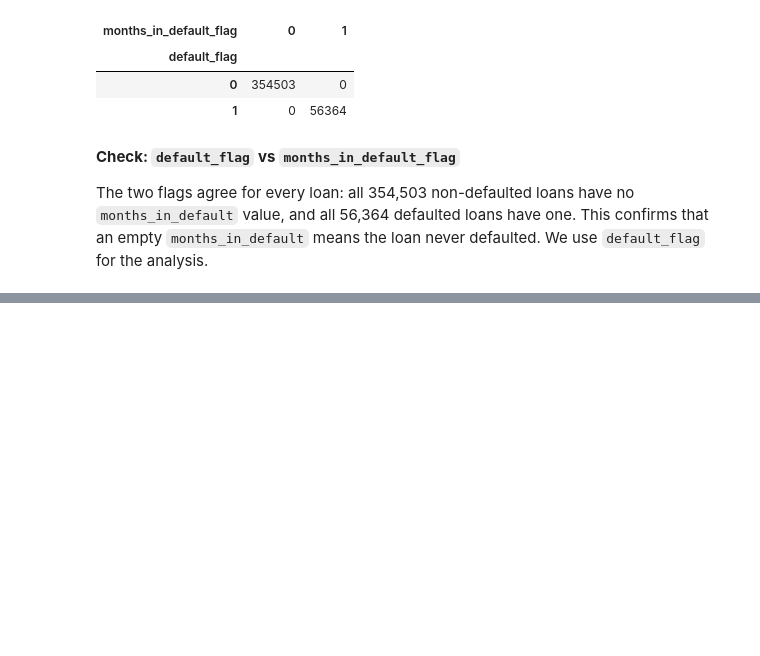
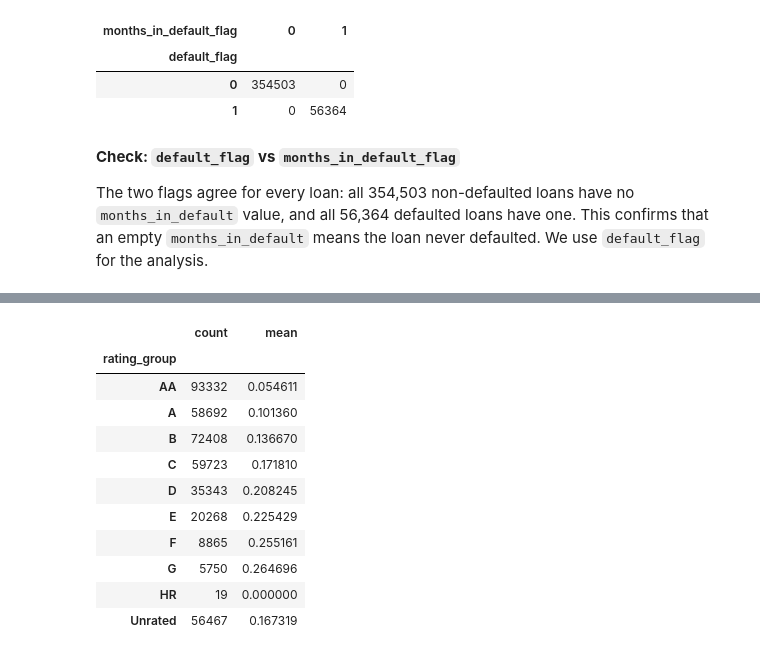
Before and after one commit to chinmang3-ui/Capstone-Bondora-Project, a Jupyter notebook: Cleaning_and_Analyzing/analysis.ipynb, the cells around one changed output, grey strips where cells are left out. Cells and saved outputs as stored; diff of their text form; code cells hidden in the pictures; blank space fills up the shorter version.

```diff
--- a/Cleaning_and_Analyzing/analysis.ipynb
+++ b/Cleaning_and_Analyzing/analysis.ipynb
@@ -485,0 +602,8 @@ df[df["has_default_within_12_months"].isna()]
+# %%
+df["rating_group"] = (                             #created an “Unrated” group for the missing values(keep the original column unchanged):
+    df["customer_risk_rating"]
+    .cat.add_categories("Unrated")
+    .fillna("Unrated")
+)
+
+df["rating_group"].value_counts()
@@ -486,3 +623,20 @@ df[df["has_default_within_12_months"].isna()]
+# %%
+#comparing default rates, including unrated loans
+
+df.groupby("rating_group", observed=True)["default_flag"].agg(["count", "mean"])
+# %% [output]
+|  | count | mean |
+| rating_group |  |  |
+| AA | 93332 | 0.054611 |
+| A | 58692 | 0.101360 |
+| B | 72408 | 0.136670 |
+| C | 59723 | 0.171810 |
+| D | 35343 | 0.208245 |
+| E | 20268 | 0.225429 |
+| F | 8865 | 0.255161 |
+| G | 5750 | 0.264696 |
+| HR | 19 | 0.000000 |
+| Unrated | 56467 | 0.167319 |
 # %%
 df[df["repaid_amount_total"].isna()]
 # %% [output]
```
Also changed, not shown: parts of 41 cells of this notebook, 2 other files.
